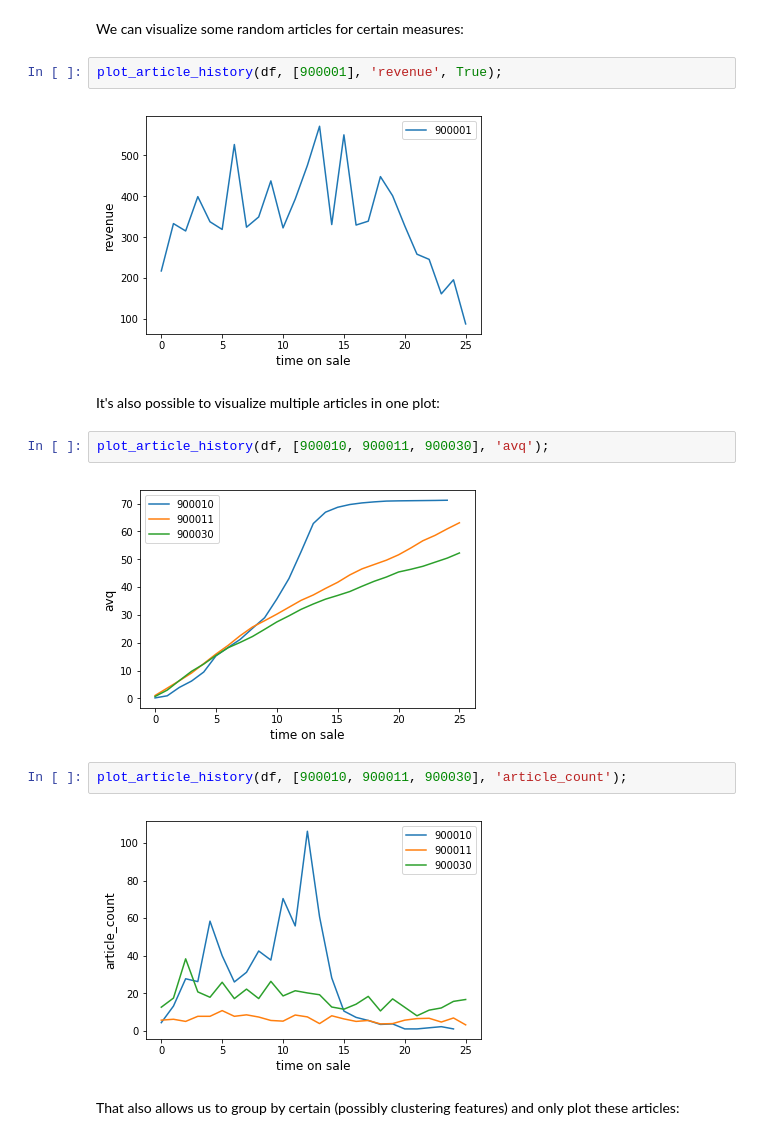
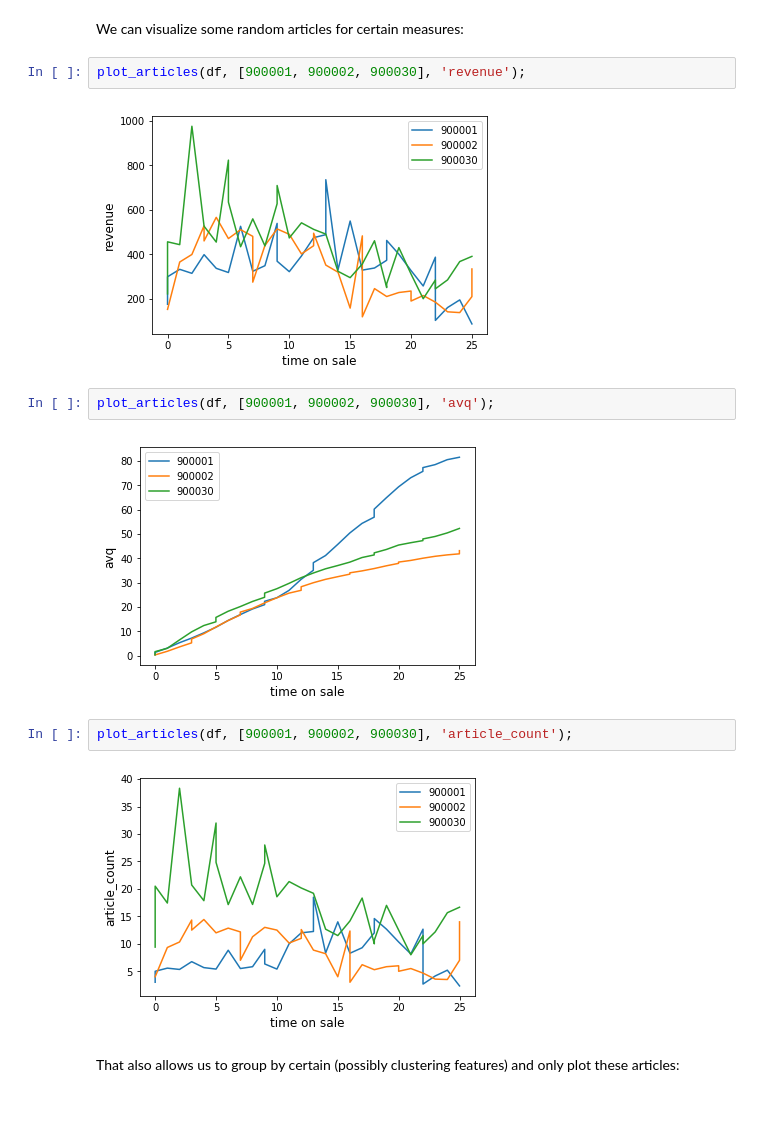
Before and after one commit to indyfree/tailor, a Jupyter notebook: notebooks/05-visualize-article-history.ipynb, the cells around one changed output. Cells and saved outputs as stored; diff of their text form; blank space fills up the shorter version.

```diff
--- a/notebooks/05-visualize-article-history.ipynb
+++ b/notebooks/05-visualize-article-history.ipynb
@@ -24,19 +24,17 @@ df = tailor.load_data()
 # %% [markdown]
 We can visualize some random articles for certain measures:
 # %%
-plot_article_history(df, [900001], 'revenue', True);
+plot_articles(df, [900001, 900002, 900030], 'revenue');
 # %% [output]
-[figure, old version]
+[figure, new version]
-# %% [markdown]
-It's also possible to visualize multiple articles in one plot:
 # %%
-plot_article_history(df, [900010, 900011, 900030], 'avq');
+plot_articles(df, [900001, 900002, 900030], 'avq');
 # %% [output]
-[figure, old version]
+[figure, new version]
 # %%
-plot_article_history(df, [900010, 900011, 900030], 'article_count');
+plot_articles(df, [900001, 900002, 900030], 'article_count');
 # %% [output]
-[figure, old version]
+[figure, new version]
 # %% [markdown]
 That also allows us to group by certain (possibly clustering features) and only plot these articles:
 # %%
```
Also changed, not shown: parts of 4 cells of this notebook, 1 other file.
